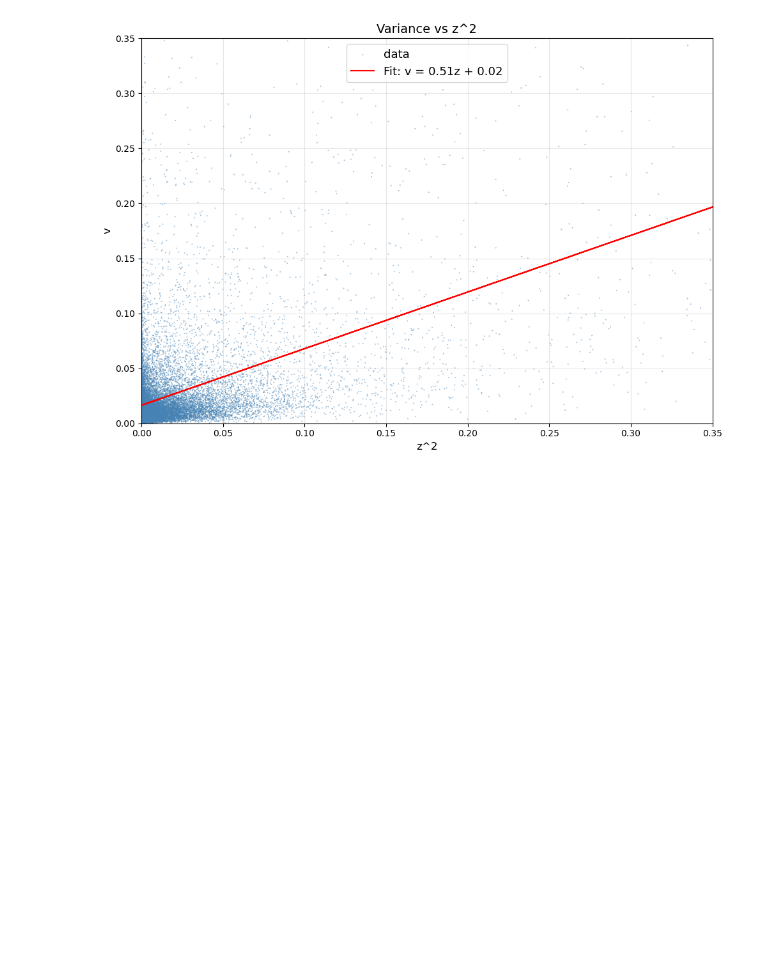
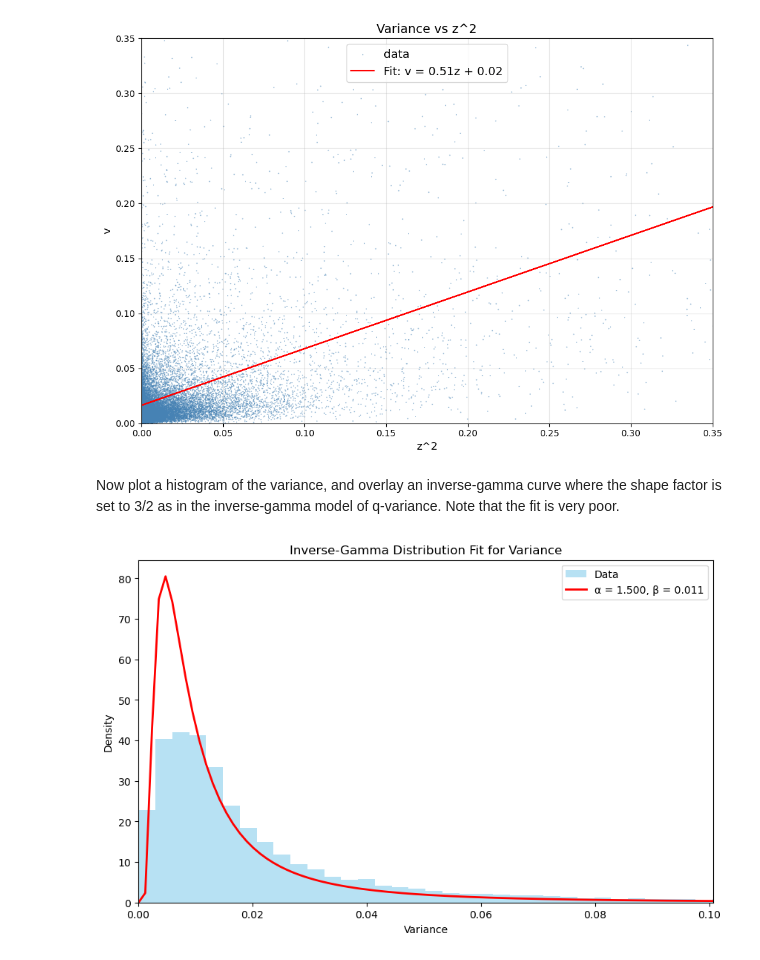
Before and after one commit to q-variance/challenge, a Jupyter notebook: notebooks/plotqvariance.ipynb, the cells around one changed output. Drawn from its saved outputs; the diff is of its cells as text; code cells hidden in the pictures; blank space fills up the shorter version.

```diff
--- a/notebooks/plotqvariance.ipynb
+++ b/notebooks/plotqvariance.ipynb
@@ -224,3 +224,36 @@ Slope: 0.5147
 Intercept: 0.0165
 $R^2$: 0.1639
 [figure]
+# %% [markdown]
+Now plot a histogram of the variance, and overlay an inverse-gamma curve where the shape factor is set to 3/2 as in the inverse-gamma model of q-variance. Note that the fit is very poor.
+# %%
+from scipy.stats import invgamma
+
+# Fit the parameters
+# 'floc=0' ensures the distribution starts at 0, as required for variance modeling.
+# alpha_hat, _, beta_hat = invgamma.fit(df["var"], floc=0)
+alpha_hat = 1.5
+_, _, beta_hat = invgamma.fit(df["var"], f0=alpha_hat, floc=0)
+
+plt.figure(figsize=(10, 6))
+
+# 'density=True' ensures the y-axis is on the same scale as the PDF
+plt.hist(df["var"], bins=400, density=True, alpha=0.6, color='skyblue', label='Data')
+
+x = np.linspace(df["var"].min(), df["var"].max(), 1000)
+pdf = invgamma.pdf(x, a=alpha_hat, scale=beta_hat)
+
+label_str = f'α = {alpha_hat:.3f}, β = {beta_hat:.3f}'
+plt.plot(x, pdf, 'r-', lw=2, label=label_str)
+
+plt.title('Inverse-Gamma Distribution Fit for Variance')
+plt.xlabel('Variance')
+plt.ylabel('Density')
+plt.legend()
+
+# Zoom in on the bulk of the data
+plt.xlim(0, df["var"].quantile(0.95))
+
+plt.show()
+# %% [output]
+[figure, added]
```
